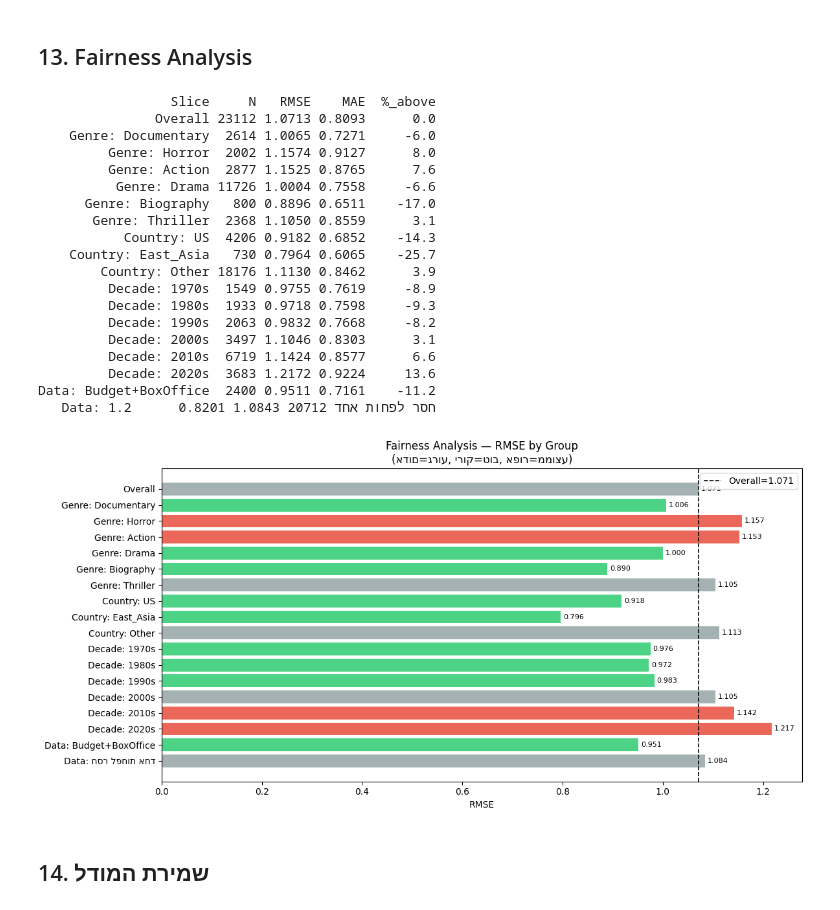
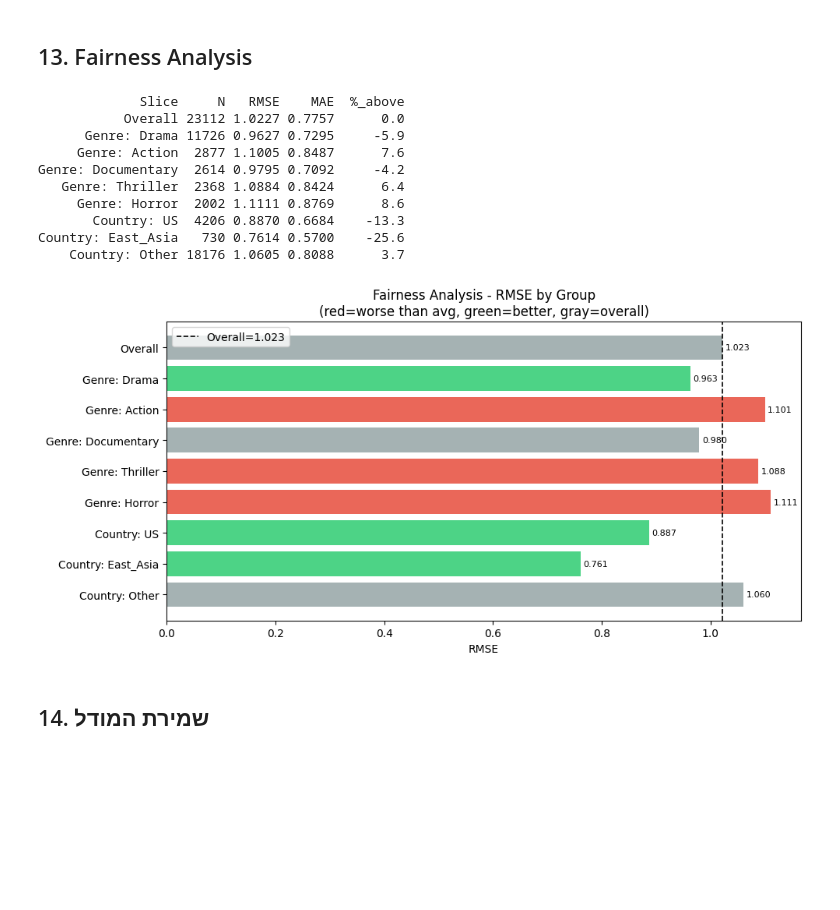
Before and after one commit to reuvenkazorer27/python_assignment, a Jupyter notebook: PART2/notebook_part2.ipynb, the cells around one changed output. Cells and saved outputs as stored; diff of their text form; code cells hidden in the pictures; blank space fills up the shorter version.

Commit message:
Update PART2 model, actor_quality map and notebook (latest version); ship model as model.pkl.zip due to GitHub size limit

```diff
--- a/PART2/notebook_part2.ipynb
+++ b/PART2/notebook_part2.ipynb
@@ -104,7 +83,7 @@ print(f'Birth years loaded: {len(NCONST_BIRTH_YEAR):,} people')
 # %% [markdown]
 ## 2. טעינת נתונים
 # %%
-df_raw = pd.read_csv(r'C:\Users\kazor\matala_python\PART2\dataset.csv', low_memory=False)
+df_raw = pd.read_csv('dataset.csv', low_memory=False)
 df_raw = df_raw.replace('\\N', np.nan)
 df_raw['Country']  = df_raw['Country'].replace('Not Found', np.nan)
 df_raw['Language'] = df_raw['Language'].replace('Not Found', np.nan)
@@ -1079,7 +967,7 @@ comp = pd.DataFrame({
     'RMSE (CV)':    [en_rmse, rf_rmse],
     'RMSE (Test)':  [en_test, rf_test],
     'MAE (CV)':     [en_mae,  rf_mae],
-    'Adj. R²':      [en_adj,  rf_adj],
+    'R²':           [en_r2,   rf_r2],
 }).set_index('Model').round(4)
 
 print(comp.to_string())
@@ -1088,12 +976,12 @@ print(f'RF  overfit gap: {rf_rmse - rf_train:+.4f}')
 
 # Bar chart
 fig, axes = plt.subplots(1, 3, figsize=(14, 4))
-for ax, col in zip(axes, ['RMSE (CV)', 'MAE (CV)', 'Adj. R²']):
+for ax, col in zip(axes, ['RMSE (CV)', 'MAE (CV)', 'R²']):
     bars = ax.bar(comp.index, comp[col], color=['#4c72b0','#dd8452'], alpha=0.85)
     ax.set_title(col)
     for b, v in zip(bars, comp[col]):
         ax.text(b.get_x()+b.get_width()/2, b.get_height()+0.002, f'{v:.4f}', ha='center', fontsize=9)
-plt.suptitle('RepeatedKFold (10×3) Model Comparison', fontsize=12, fontweight='bold')
+plt.suptitle('RepeatedKFold (10x3) Model Comparison', fontsize=12, fontweight='bold')
 plt.tight_layout()
 plt.savefig('model_comparison.png', dpi=100, bbox_inches='tight')
 plt.show()
@@ -1259,77 +1164,55 @@ X_fair  = prepare_data(df_fair)
 for col in ALL_GENRES:
     df_fair[f'genre_{col}'] = X_fair[f'genre_{col}'].values
 df_fair['country_group'] = X_fair['country_group'].values
-df_fair['decade']  = (df_fair['startYear'].apply(
-    lambda x: int(pd.to_numeric(x, errors='coerce')) if pd.notna(x) else 2000) // 10 * 10)
-df_fair['y_pred']  = best_rf.predict(X_test)
-df_fair['y_true']  = y_test
+df_fair['y_pred'] = best_rf.predict(X_test)
+df_fair['y_true'] = y_test
 
 def slice_metrics(mask, label):
     sub = df_fair[mask]
     if len(sub) < 50: return None
     return {'Slice': label, 'N': len(sub),
             'RMSE': round(np.sqrt(mean_squared_error(sub['y_true'],sub['y_pred'])),4),
             'MAE':  round(mean_absolute_error(sub['y_true'],sub['y_pred']),4)}
 
 rows = [slice_metrics(np.ones(len(df_fair),dtype=bool), 'Overall')]
 
-
-for g in ['Documentary', 'Horror', 'Action', 'Drama', 'Biography', 'Thriller']:
-    r = slice_metrics(df_fair[f'genre_{g}']==1, f'Genre: {g}');
+for g in ['Drama', 'Action', 'Documentary', 'Thriller', 'Horror']:
+    r = slice_metrics(df_fair[f'genre_{g}']==1, f'Genre: {g}')
     if r: rows.append(r)
 
 for grp in ['US','East_Asia','Other']:
     r = slice_metrics(df_fair['country_group']==grp, f'Country: {grp}')
     if r: rows.append(r)
 
-for dec in sorted(df_fair['decade'].unique()):
-    if dec < 1970: continue
-    r = slice_metrics(df_fair['decade']==dec, f'Decade: {dec}s')
-    if r: rows.append(r)
-
-has_full = df_fair['budget'].notna() & df_fair['BoxOffice'].notna()
-rows.append(slice_metrics(has_full,    'Data: Budget+BoxOffice'))
-rows.append(slice_metrics(~has_full,   'Data: missing at least one'))
-
 fairness_df = pd.DataFrame([r for r in rows if r])
 overall = fairness_df.loc[fairness_df['Slice']=='Overall','RMSE'].values[0]
 fairness_df['%_above'] = ((fairness_df['RMSE']/overall - 1)*100).round(1)
 print(fairness_df.to_string(index=False))
 
-fig, ax = plt.subplots(figsize=(12, 6))
+fig, ax = plt.subplots(figsize=(10, 5))
 rmse_vals = fairness_df['RMSE'].tolist()
 slices    = fairness_df['Slice'].tolist()
 colors = ['#e74c3c' if r>overall*1.05 else '#2ecc71' if r<overall*0.95 else '#95a5a6' for r in rmse_vals]
 bars = ax.barh(slices[::-1], rmse_vals[::-1], color=colors[::-1], alpha=0.85)
 ax.axvline(overall, color='black', ls='--', lw=1.2, label=f'Overall={overall:.3f}')
 for bar, val in zip(bars, rmse_vals[::-1]):
     ax.text(val+0.005, bar.get_y()+bar.get_height()/2, f'{val:.3f}', va='center', fontsize=8)
 ax.set_xlabel('RMSE')
-ax.set_title('Fairness Analysis — RMSE by Group
-(red=worse than avg, green=better, gray=overall)')
+ax.set_title('Fairness Analysis - RMSE by Group\n(red=worse than avg, green=better, gray=overall)')
 ax.legend(); plt.tight_layout()
 plt.savefig('fairness_analysis.png', dpi=100); plt.show()
 # %% [output]
-                 Slice     N   RMSE    MAE  %_above
-               Overall 23112 1.0713 0.8093      0.0
-    Genre: Documentary  2614 1.0065 0.7271     -6.0
-         Genre: Horror  2002 1.1574 0.9127      8.0
-         Genre: Action  2877 1.1525 0.8765      7.6
-          Genre: Drama 11726 1.0004 0.7558     -6.6
-      Genre: Biography   800 0.8896 0.6511    -17.0
-       Genre: Thriller  2368 1.1050 0.8559      3.1
-           Country: US  4206 0.9182 0.6852    -14.3
-    Country: East_Asia   730 0.7964 0.6065    -25.7
-        Country: Other 18176 1.1130 0.8462      3.9
-         Decade: 1970s  1549 0.9755 0.7619     -8.9
-         Decade: 1980s  1933 0.9718 0.7598     -9.3
-         Decade: 1990s  2063 0.9832 0.7668     -8.2
-         Decade: 2000s  3497 1.1046 0.8303      3.1
-         Decade: 2010s  6719 1.1424 0.8577      6.6
-         Decade: 2020s  3683 1.2172 0.9224     13.6
-Data: Budget+BoxOffice  2400 0.9511 0.7161    -11.2
-   Data: חסר לפחות אחד 20712 1.0843 0.8201      1.2
+             Slice     N   RMSE    MAE  %_above
+           Overall 23112 1.0227 0.7757      0.0
+      Genre: Drama 11726 0.9627 0.7295     -5.9
+     Genre: Action  2877 1.1005 0.8487      7.6
+Genre: Documentary  2614 0.9795 0.7092     -4.2
+   Genre: Thriller  2368 1.0884 0.8424      6.4
+     Genre: Horror  2002 1.1111 0.8769      8.6
+       Country: US  4206 0.8870 0.6684    -13.3
+Country: East_Asia   730 0.7614 0.5700    -25.6
+    Country: Other 18176 1.0605 0.8088      3.7
-[figure, old version]
+[figure, new version]
 # %% [markdown]
 ##  14. שמירת המודל
 # %%
```
Also changed, not shown: parts of 26 cells of this notebook, 4 other files.
